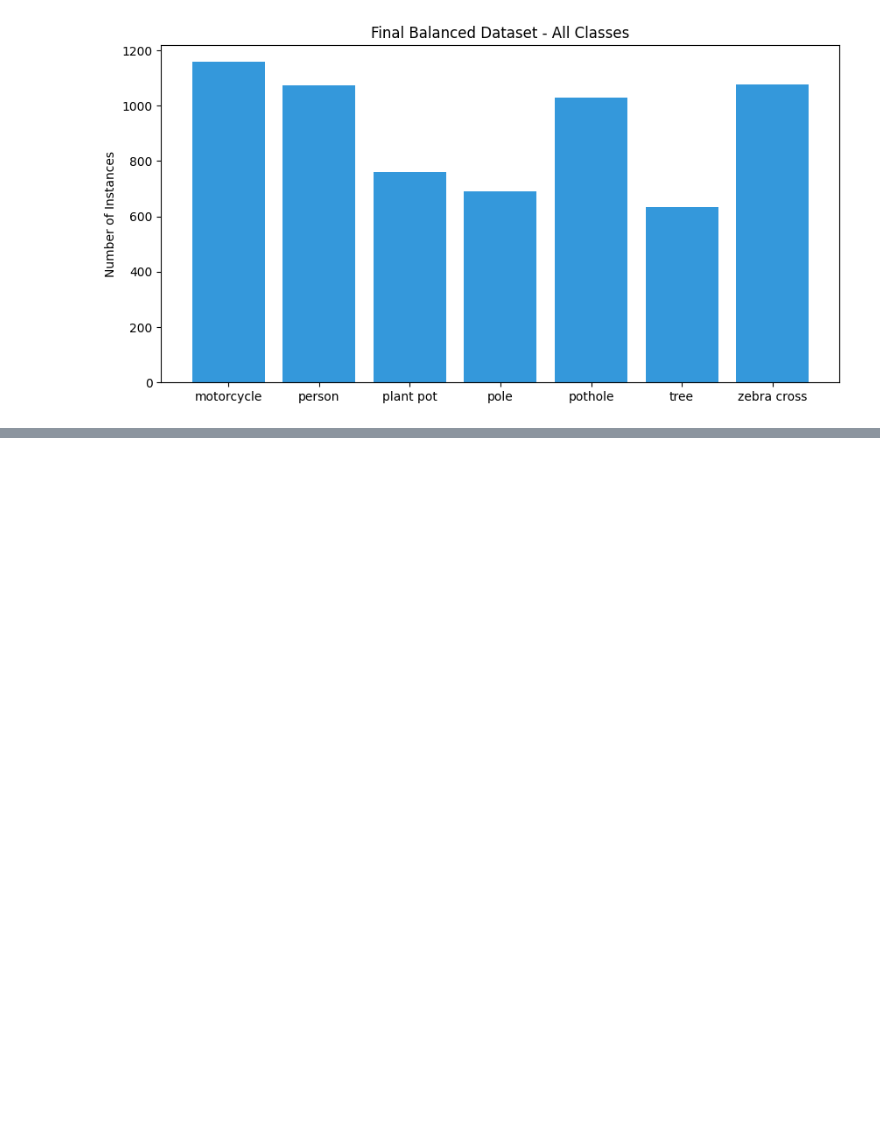
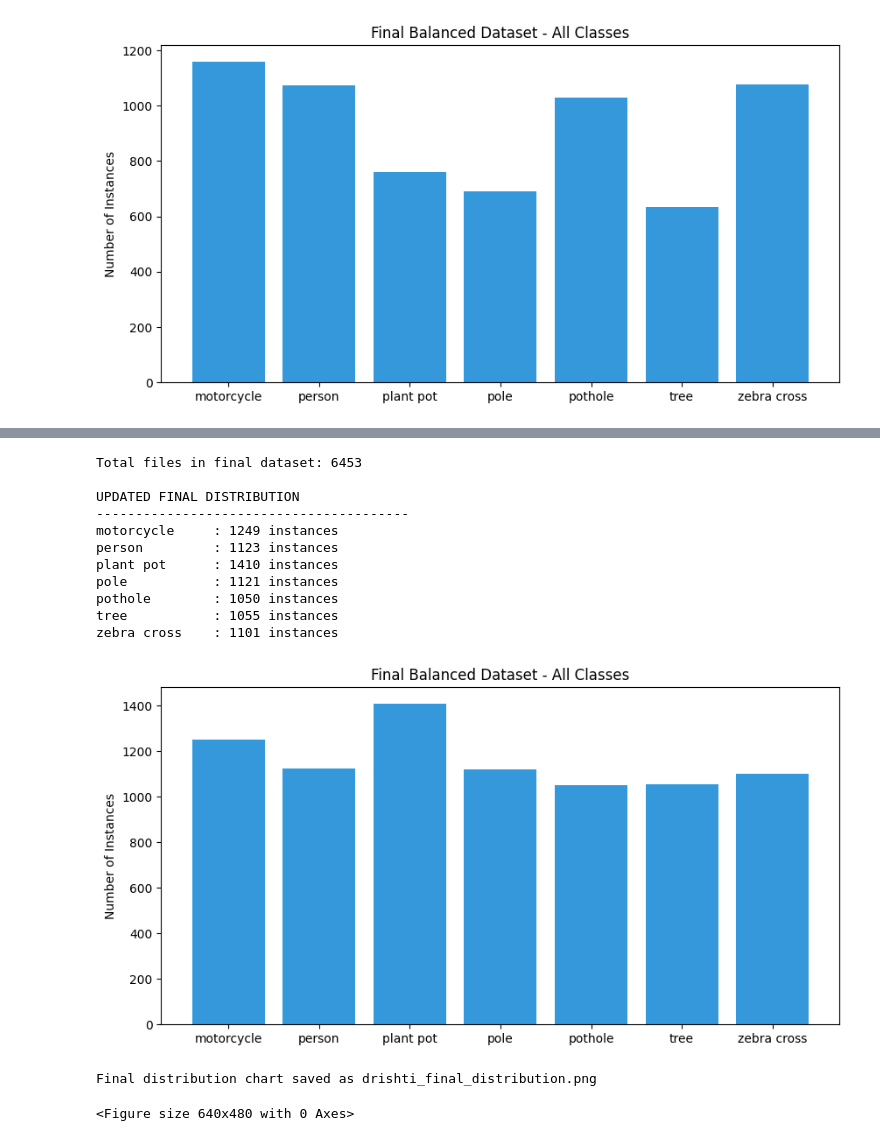
Before and after one commit to BigH3ro6/drishti-final, a Jupyter notebook: ml_pipeline_Obstacle_det/data_preparation.ipynb, the cells around one changed output, grey strips where cells are left out. Cells and saved outputs as stored; diff of their text form; code cells hidden in the pictures; blank space fills up the shorter version.

```diff
--- a/ml_pipeline_Obstacle_det/data_preparation.ipynb
+++ b/ml_pipeline_Obstacle_det/data_preparation.ipynb
@@ -1805,0 +2102,54 @@ IndexError: list index out of range
+# %%
+import os
+import glob
+import matplotlib.pyplot as plt
+
+# Check the final super folder
+label_dir = 'drishti_final_dataset/labels'
+class_names = ['motorcycle', 'person', 'plant pot', 'pole', 'pothole', 'tree', 'zebra cross']
+stats = {name: 0 for name in class_names}
+
+files = glob.glob(os.path.join(label_dir, '*.txt'))
+print(f"Total files in final dataset: {len(files)}")
+
+for label_file in files:
+    with open(label_file, 'r') as f:
+        for line in f:
+            if line.strip():
+                try:
+                    class_id = int(float(line.split()[0]))
+                except (ValueError, IndexError):
+                    continue
+                if class_id < len(class_names):
+                    stats[class_names[class_id]] += 1
+
+print("\nUPDATED FINAL DISTRIBUTION")
+print("-" * 40)
+for name, count in stats.items():
+    print(f"{name:15}: {count} instances")
+
+plt.figure(figsize=(10, 5))
+plt.bar(stats.keys(), stats.values(), color='#3498db')
+plt.title("Final Balanced Dataset - All Classes")
+plt.ylabel("Number of Instances")
+plt.show()
+
+
+# After your plotting code:
+plt.savefig('drishti_final_distribution.png', dpi=300, bbox_inches='tight')
+print("Final distribution chart saved as drishti_final_distribution.png")
+# %% [output]
+Total files in final dataset: 6453
+
+UPDATED FINAL DISTRIBUTION
+----------------------------------------
+motorcycle     : 1249 instances
+person         : 1123 instances
+plant pot      : 1410 instances
+pole           : 1121 instances
+pothole        : 1050 instances
+tree           : 1055 instances
+zebra cross    : 1101 instances
+[figure, added]
+Final distribution chart saved as drishti_final_distribution.png
+<Figure size 640x480 with 0 Axes>
```
Also changed, not shown: parts of 9 cells of this notebook, 2 other files.
